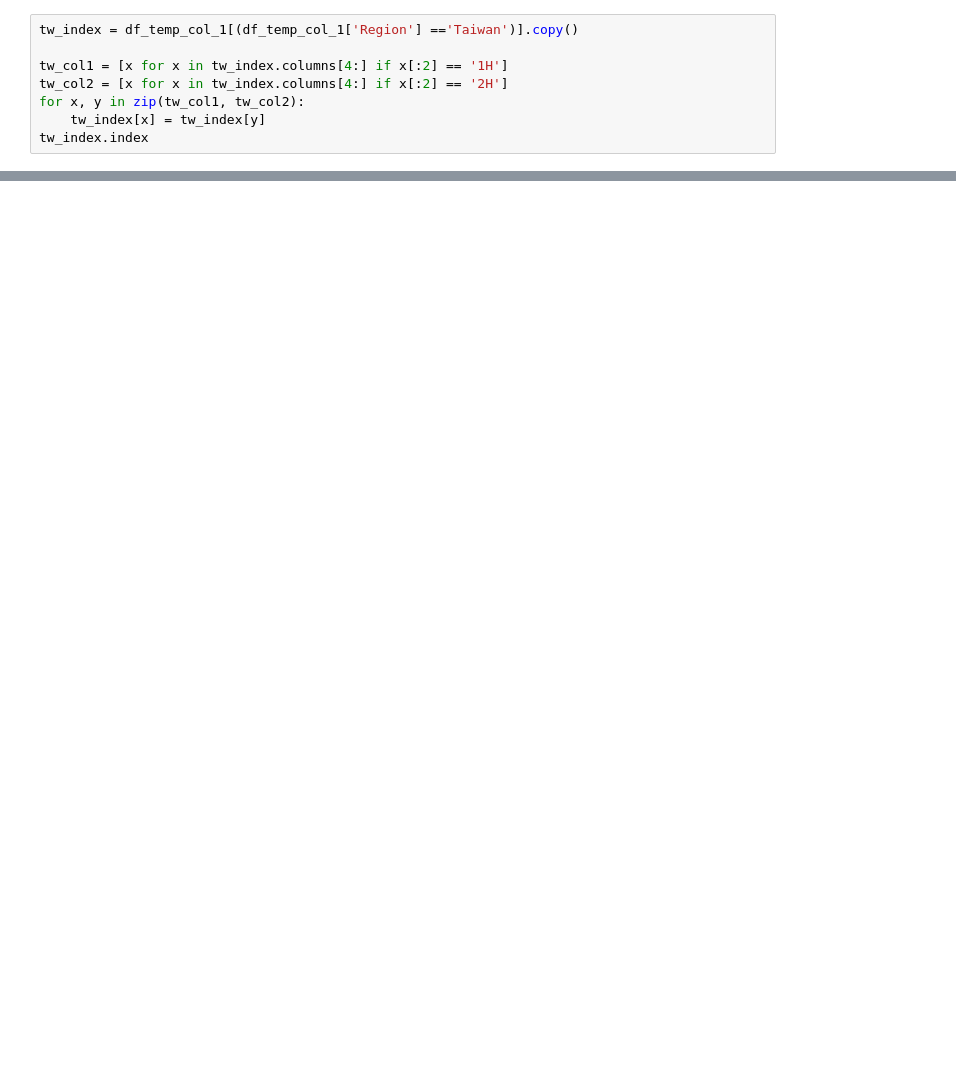
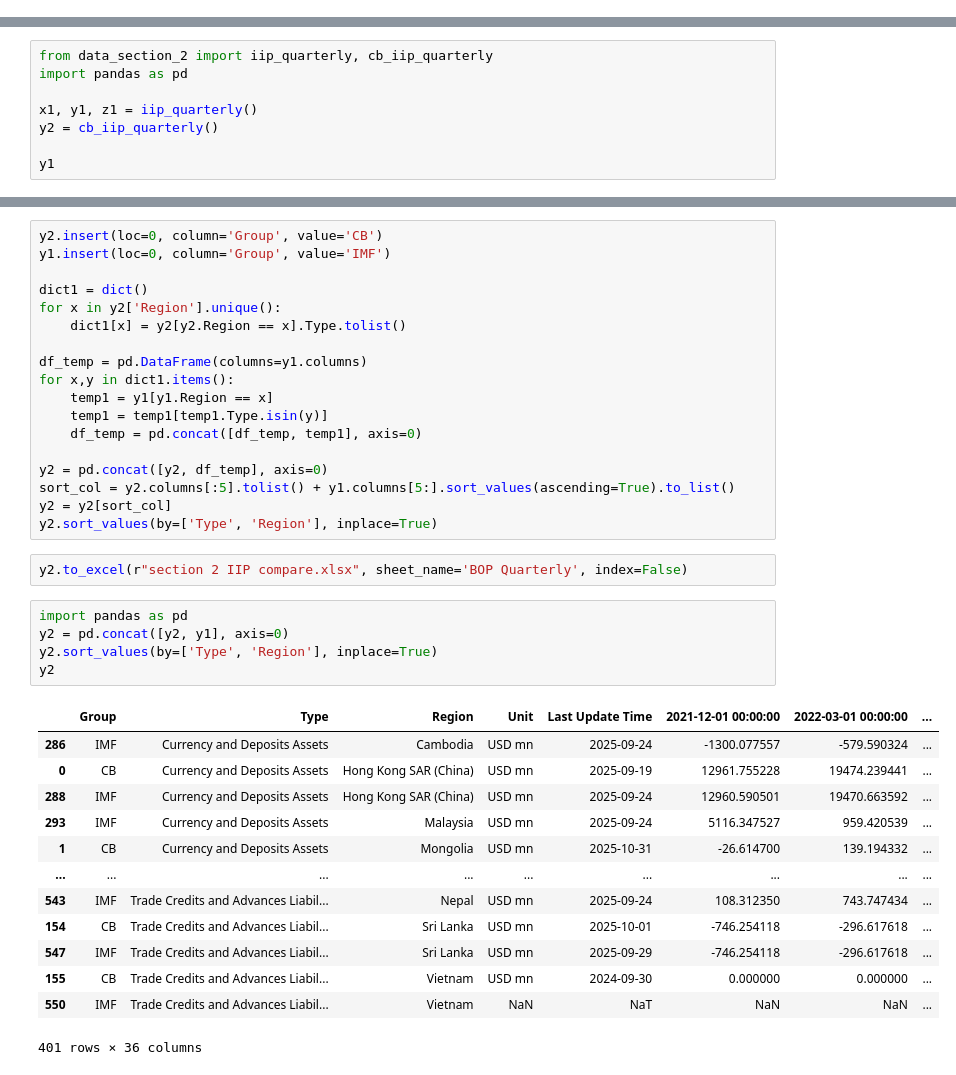
Before and after one commit to aizudeen11/cfm-nlp, a Jupyter notebook: to_gsheet/main.ipynb, the cells around one changed output, grey strips where cells are left out. Saved outputs shown, nothing was run; the diff lists cells and outputs as text; blank space fills up the shorter version.

```diff
--- a/to_gsheet/main.ipynb
+++ b/to_gsheet/main.ipynb
@@ -316,8 +0,0 @@ tw_col2
-# %%
-tw_index = df_temp_col_1[(df_temp_col_1['Region'] =='Taiwan')].copy()
-
-tw_col1 = [x for x in tw_index.columns[4:] if x[:2] == '1H']
-tw_col2 = [x for x in tw_index.columns[4:] if x[:2] == '2H']
-for x, y in zip(tw_col1, tw_col2):
-    tw_index[x] = tw_index[y]
-tw_index.index
@@ -1159,0 +543,8 @@ yield_data1['Philippines'].loc[[173]].values[0]
+# %%
+from data_section_2 import iip_quarterly, cb_iip_quarterly
+import pandas as pd
+
+x1, y1, z1 = iip_quarterly()
+y2 = cb_iip_quarterly()
+
+y1
@@ -1159,0 +582,39 @@ yield_data1['Philippines'].loc[[173]].values[0]
+# %%
+y2.insert(loc=0, column='Group', value='CB')
+y1.insert(loc=0, column='Group', value='IMF')
+
+dict1 = dict()
+for x in y2['Region'].unique():
+    dict1[x] = y2[y2.Region == x].Type.tolist()
+
+df_temp = pd.DataFrame(columns=y1.columns)
+for x,y in dict1.items():
+    temp1 = y1[y1.Region == x]
+    temp1 = temp1[temp1.Type.isin(y)]
+    df_temp = pd.concat([df_temp, temp1], axis=0)
+
+y2 = pd.concat([y2, df_temp], axis=0)
+sort_col = y2.columns[:5].tolist() + y1.columns[5:].sort_values(ascending=True).to_list()
+y2 = y2[sort_col]
+y2.sort_values(by=['Type', 'Region'], inplace=True)
+# %%
+y2.to_excel(r"section 2 IIP compare.xlsx", sheet_name='BOP Quarterly', index=False)
+# %%
+import pandas as pd
+y2 = pd.concat([y2, y1], axis=0)
+y2.sort_values(by=['Type', 'Region'], inplace=True)
+y2
+# %% [output]
+|  | Group | Type | Region | Unit | Last Update Time | 2021-12-01 00:00:00 | 2022-03-01 00:00:00 | ... |
+| 286 | IMF | Currency and Deposits Assets | Cambodia | USD mn | 2025-09-24 | -1300.077557 | -579.590324 | ... |
+| 0 | CB | Currency and Deposits Assets | Hong Kong SAR (China) | USD mn | 2025-09-19 | 12961.755228 | 19474.239441 | ... |
+| 288 | IMF | Currency and Deposits Assets | Hong Kong SAR (China) | USD mn | 2025-09-24 | 12960.590501 | 19470.663592 | ... |
+| 293 | IMF | Currency and Deposits Assets | Malaysia | USD mn | 2025-09-24 | 5116.347527 | 959.420539 | ... |
+| 1 | CB | Currency and Deposits Assets | Mongolia | USD mn | 2025-10-31 | -26.614700 | 139.194332 | ... |
+| ... | ... | ... | ... | ... | ... | ... | ... | ... |
+| 543 | IMF | Trade Credits and Advances Liabil... | Nepal | USD mn | 2025-09-24 | 108.312350 | 743.747434 | ... |
+| 154 | CB | Trade Credits and Advances Liabil... | Sri Lanka | USD mn | 2025-10-01 | -746.254118 | -296.617618 | ... |
+| 547 | IMF | Trade Credits and Advances Liabil... | Sri Lanka | USD mn | 2025-09-29 | -746.254118 | -296.617618 | ... |
+| 155 | CB | Trade Credits and Advances Liabil... | Vietnam | USD mn | 2024-09-30 | 0.000000 | 0.000000 | ... |
+| 550 | IMF | Trade Credits and Advances Liabil... | Vietnam | NaN | NaT | NaN | NaN | ... |
+401 rows × 36 columns
```
Also changed, not shown: parts of 72 cells of this notebook, 11 other files.
